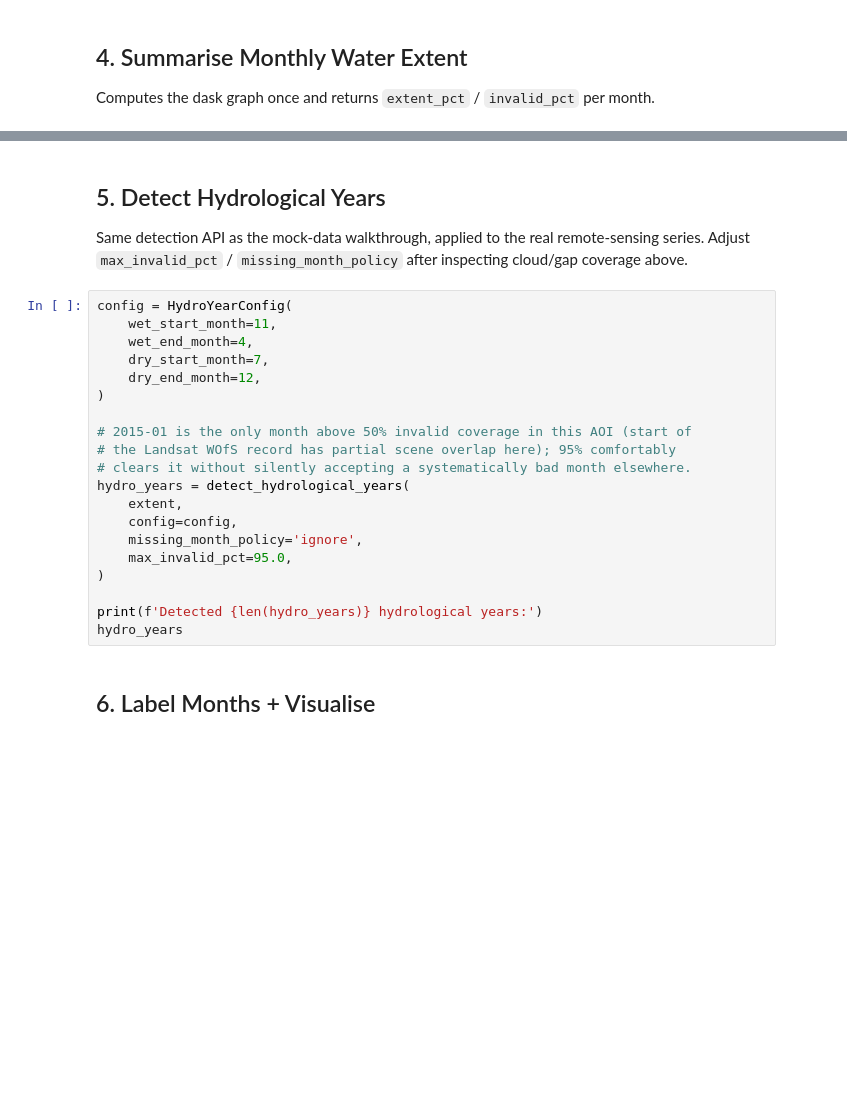
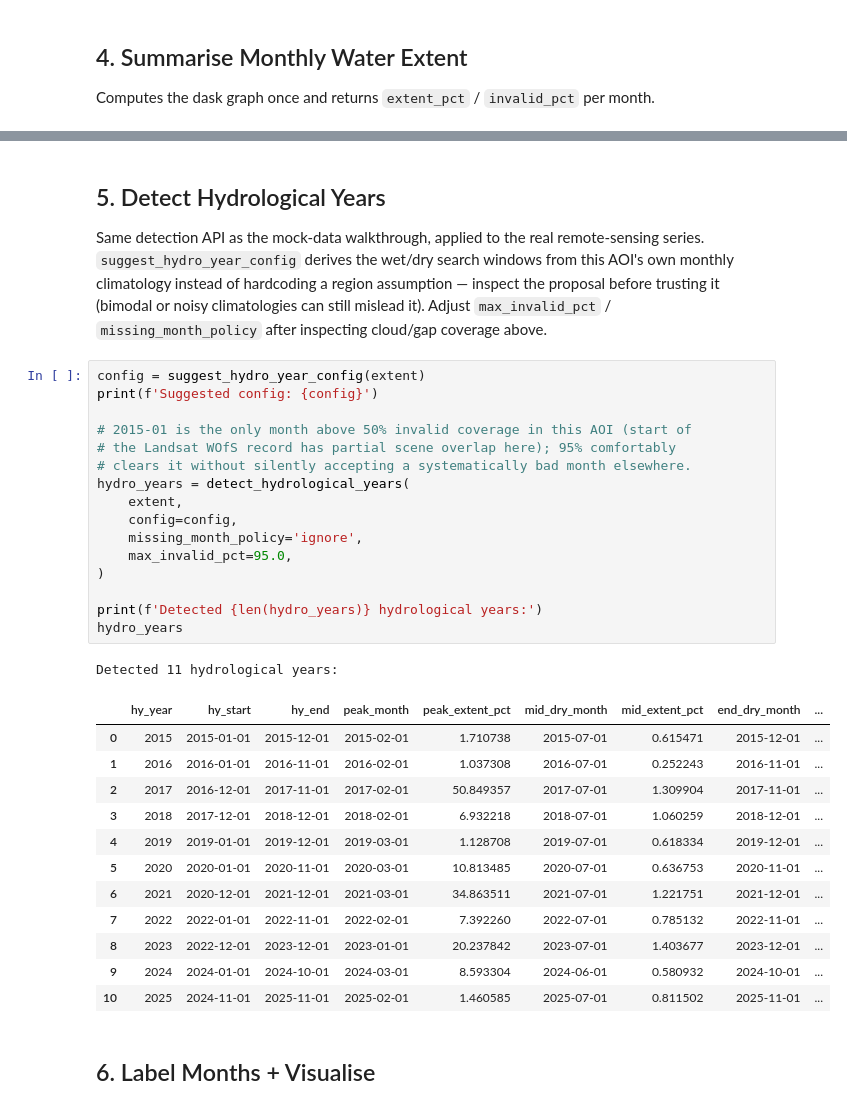
Before and after one commit to tayerthiaggo/hydroseason, a Jupyter notebook: notebooks/hydroseason_fitzroy_kimberley_stac.ipynb, the cells around one changed output, grey strips where cells are left out. Drawn from its saved outputs; the diff is of its cells as text; blank space fills up the shorter version.

```diff
--- a/notebooks/hydroseason_fitzroy_kimberley_stac.ipynb
+++ b/notebooks/hydroseason_fitzroy_kimberley_stac.ipynb
@@ -96,27 +124,37 @@ extent.head(12)
 # %% [markdown]
 ## 5. Detect Hydrological Years
 
-Same detection API as the mock-data walkthrough, applied to the real remote-sensing series. Adjust `max_invalid_pct` / `missing_month_policy` after inspecting cloud/gap coverage above.
+Same detection API as the mock-data walkthrough, applied to the real remote-sensing series. `suggest_hydro_year_config` derives the wet/dry search windows from this AOI's own monthly climatology instead of hardcoding a region assumption — inspect the proposal before trusting it (bimodal or noisy climatologies can still mislead it). Adjust `max_invalid_pct` / `missing_month_policy` after inspecting cloud/gap coverage above.
 # %%
-config = HydroYearConfig(
-    wet_start_month=11,
-    wet_end_month=4,
-    dry_start_month=7,
-    dry_end_month=12,
-)
+config = suggest_hydro_year_config(extent)
+print(f'Suggested config: {config}')
 
 # 2015-01 is the only month above 50% invalid coverage in this AOI (start of
 # the Landsat WOfS record has partial scene overlap here); 95% comfortably
 # clears it without silently accepting a systematically bad month elsewhere.
 hydro_years = detect_hydrological_years(
     extent,
     config=config,
     missing_month_policy='ignore',
     max_invalid_pct=95.0,
 )
 
 print(f'Detected {len(hydro_years)} hydrological years:')
 hydro_years
+# %% [output]
+Detected 11 hydrological years:
+|  | hy_year | hy_start | hy_end | peak_month | peak_extent_pct | mid_dry_month | mid_extent_pct | end_dry_month | ... |
+| 0 | 2015 | 2015-01-01 | 2015-12-01 | 2015-02-01 | 1.710738 | 2015-07-01 | 0.615471 | 2015-12-01 | ... |
+| 1 | 2016 | 2016-01-01 | 2016-11-01 | 2016-02-01 | 1.037308 | 2016-07-01 | 0.252243 | 2016-11-01 | ... |
+| 2 | 2017 | 2016-12-01 | 2017-11-01 | 2017-02-01 | 50.849357 | 2017-07-01 | 1.309904 | 2017-11-01 | ... |
+| 3 | 2018 | 2017-12-01 | 2018-12-01 | 2018-02-01 | 6.932218 | 2018-07-01 | 1.060259 | 2018-12-01 | ... |
+| 4 | 2019 | 2019-01-01 | 2019-12-01 | 2019-03-01 | 1.128708 | 2019-07-01 | 0.618334 | 2019-12-01 | ... |
+| 5 | 2020 | 2020-01-01 | 2020-11-01 | 2020-03-01 | 10.813485 | 2020-07-01 | 0.636753 | 2020-11-01 | ... |
+| 6 | 2021 | 2020-12-01 | 2021-12-01 | 2021-03-01 | 34.863511 | 2021-07-01 | 1.221751 | 2021-12-01 | ... |
+| 7 | 2022 | 2022-01-01 | 2022-11-01 | 2022-02-01 | 7.392260 | 2022-07-01 | 0.785132 | 2022-11-01 | ... |
+| 8 | 2023 | 2022-12-01 | 2023-12-01 | 2023-01-01 | 20.237842 | 2023-07-01 | 1.403677 | 2023-12-01 | ... |
+| 9 | 2024 | 2024-01-01 | 2024-10-01 | 2024-03-01 | 8.593304 | 2024-06-01 | 0.580932 | 2024-10-01 | ... |
+| 10 | 2025 | 2024-11-01 | 2025-11-01 | 2025-02-01 | 1.460585 | 2025-07-01 | 0.811502 | 2025-11-01 | ... |
 # %% [markdown]
 ## 6. Label Months + Visualise
 # %%
```
Also changed, not shown: parts of 5 cells of this notebook, 10 other files.
